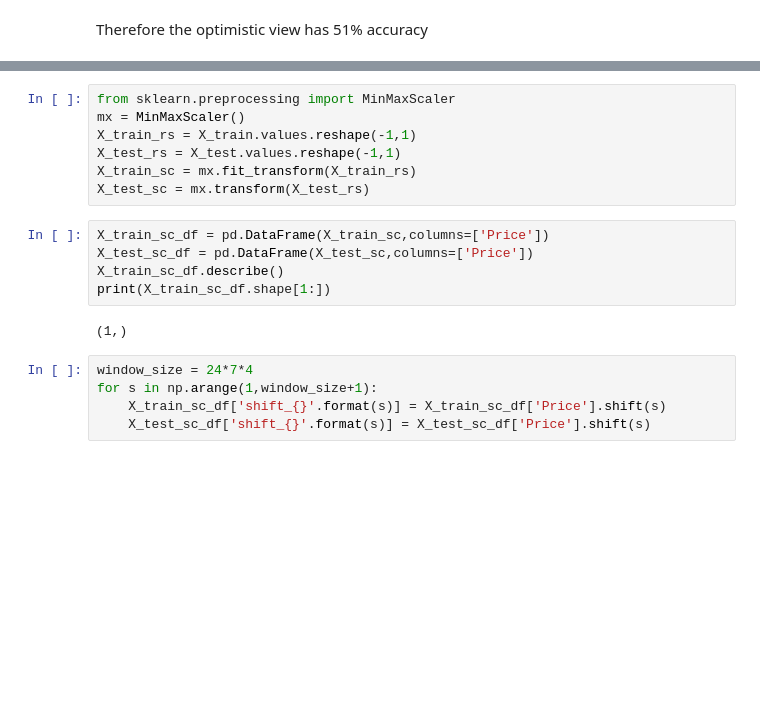
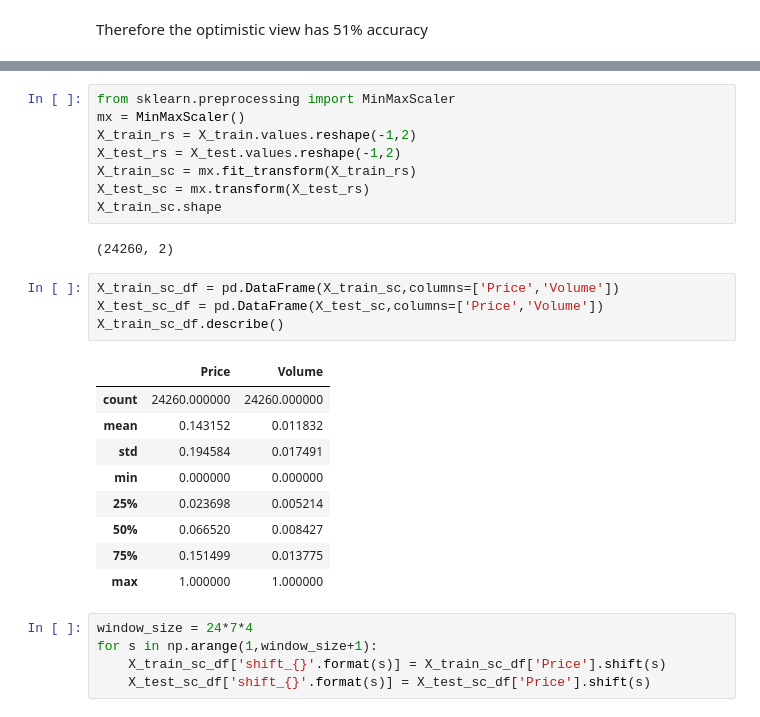
Before and after one commit to adidoit/z2dl-bitcoin-price-prediction, a Jupyter notebook: btc prediction.ipynb, the cells around one changed output, grey strips where cells are left out. Saved outputs shown, nothing was run; the diff lists cells and outputs as text; blank space fills up the shorter version.

```diff
--- a/btc prediction.ipynb
+++ b/btc prediction.ipynb
@@ -115,17 +117,27 @@ print(y_test.shape)
 # %%
 from sklearn.preprocessing import MinMaxScaler
 mx = MinMaxScaler()
-X_train_rs = X_train.values.reshape(-1,1)
-X_test_rs = X_test.values.reshape(-1,1)
+X_train_rs = X_train.values.reshape(-1,2)
+X_test_rs = X_test.values.reshape(-1,2)
 X_train_sc = mx.fit_transform(X_train_rs)
 X_test_sc = mx.transform(X_test_rs)
+X_train_sc.shape
+# %% [output]
+(24260, 2)
 # %%
-X_train_sc_df = pd.DataFrame(X_train_sc,columns=['Price'])
-X_test_sc_df = pd.DataFrame(X_test_sc,columns=['Price'])
+X_train_sc_df = pd.DataFrame(X_train_sc,columns=['Price','Volume'])
+X_test_sc_df = pd.DataFrame(X_test_sc,columns=['Price','Volume'])
 X_train_sc_df.describe()
-print(X_train_sc_df.shape[1:])
 # %% [output]
-(1,)
+|  | Price | Volume |
+| count | 24260.000000 | 24260.000000 |
+| mean | 0.143152 | 0.011832 |
+| std | 0.194584 | 0.017491 |
+| min | 0.000000 | 0.000000 |
+| 25% | 0.023698 | 0.005214 |
+| 50% | 0.066520 | 0.008427 |
+| 75% | 0.151499 | 0.013775 |
+| max | 1.000000 | 1.000000 |
 # %%
 window_size = 24*7*4
 for s in np.arange(1,window_size+1):
```
Also changed, not shown: parts of 21 cells of this notebook.
